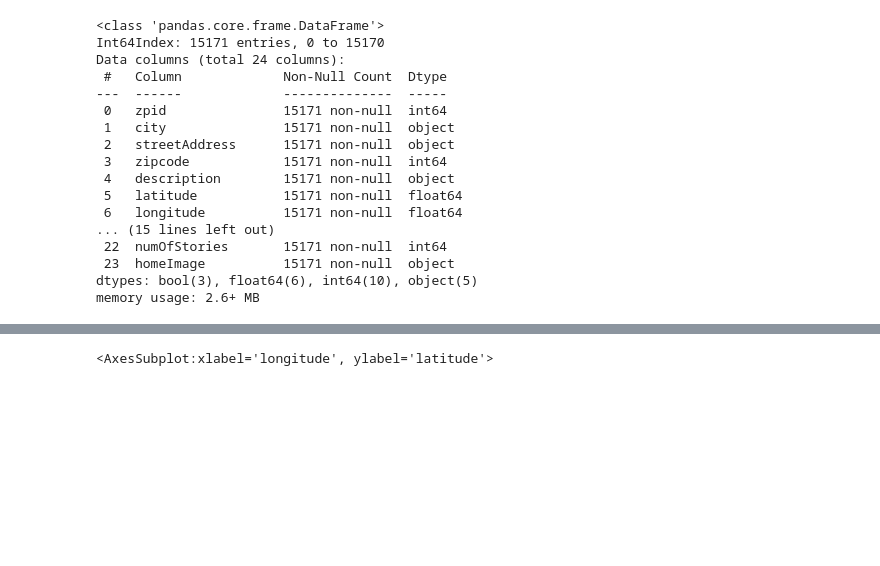
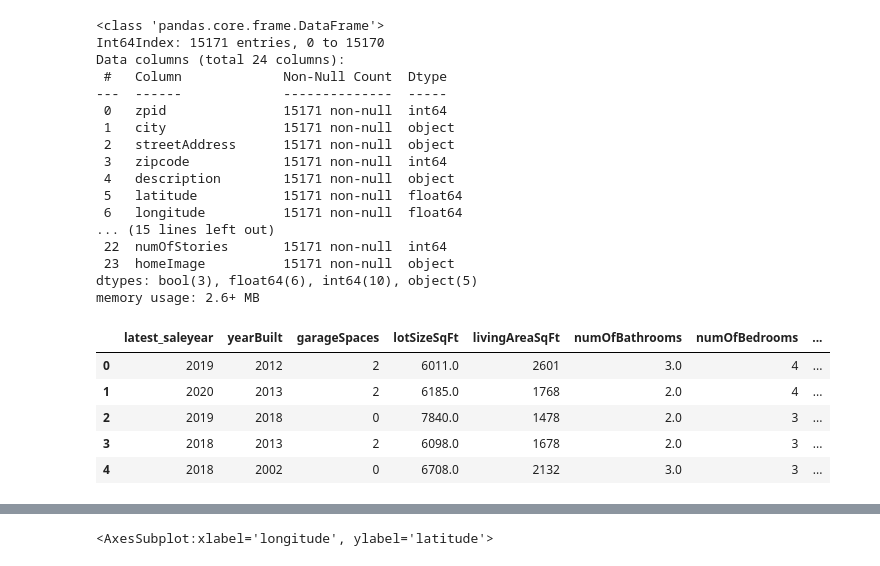
Before and after one commit to kflores56/project-3, a Jupyter notebook: model_1.ipynb, the cells around one changed output, grey strips where cells are left out. Drawn from its saved outputs; the diff is of its cells as text; code cells hidden in the pictures; blank space fills up the shorter version.

```diff
--- a/model_1.ipynb
+++ b/model_1.ipynb
@@ -77,4 +60,15 @@ dtypes: bool(3), float64(6), int64(10), object(5)
 memory usage: 2.6+ MB
 # %%
 # Set features. This will also be used as your x values.
-selected_features = df[['latest_saleyear','yearBuilt','garageSpaces', 'lotSizeSqFt', 'livingAreaSqFt', 'numOfBathrooms', 'numOfBedrooms', 'numOfStories', 'avgSchoolRating','avgSchoolDistance', 'latestPrice', 'latest_salemonth']]
+selected_features = df[['latest_saleyear','yearBuilt','garageSpaces', 'lotSizeSqFt',
+                        'livingAreaSqFt', 'numOfBathrooms', 'numOfBedrooms', 'numOfStories',
+                        'avgSchoolRating','avgSchoolDistance', 'latestPrice', 'latest_salemonth']]
+
+selected_features.head()
+# %% [output]
+|  | latest_saleyear | yearBuilt | garageSpaces | lotSizeSqFt | livingAreaSqFt | numOfBathrooms | numOfBedrooms | ... |
+| 0 | 2019 | 2012 | 2 | 6011.0 | 2601 | 3.0 | 4 | ... |
+| 1 | 2020 | 2013 | 2 | 6185.0 | 1768 | 2.0 | 4 | ... |
+| 2 | 2019 | 2018 | 0 | 7840.0 | 1478 | 2.0 | 3 | ... |
+| 3 | 2018 | 2013 | 2 | 6098.0 | 1678 | 2.0 | 3 | ... |
+| 4 | 2018 | 2002 | 0 | 6708.0 | 2132 | 3.0 | 3 | ... |
```
Also changed, not shown: parts of 23 cells of this notebook, 1 other file.
